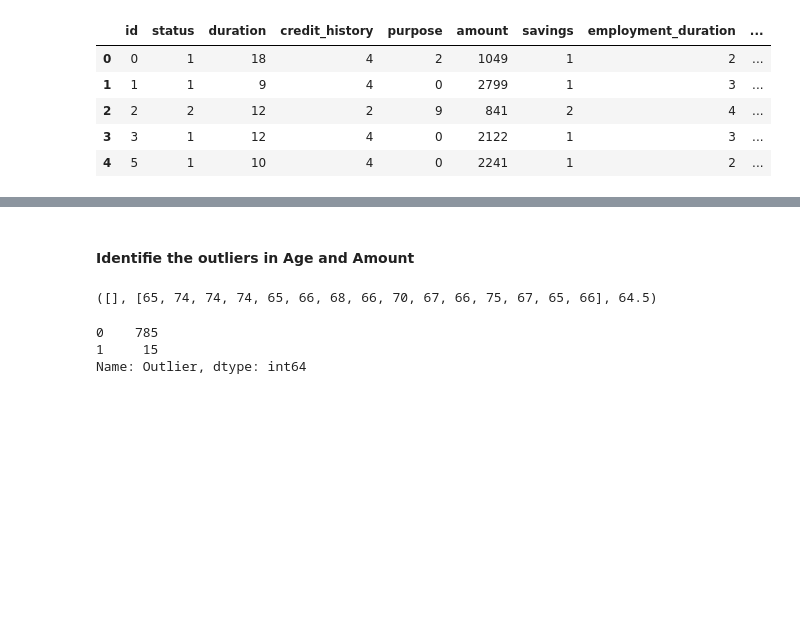
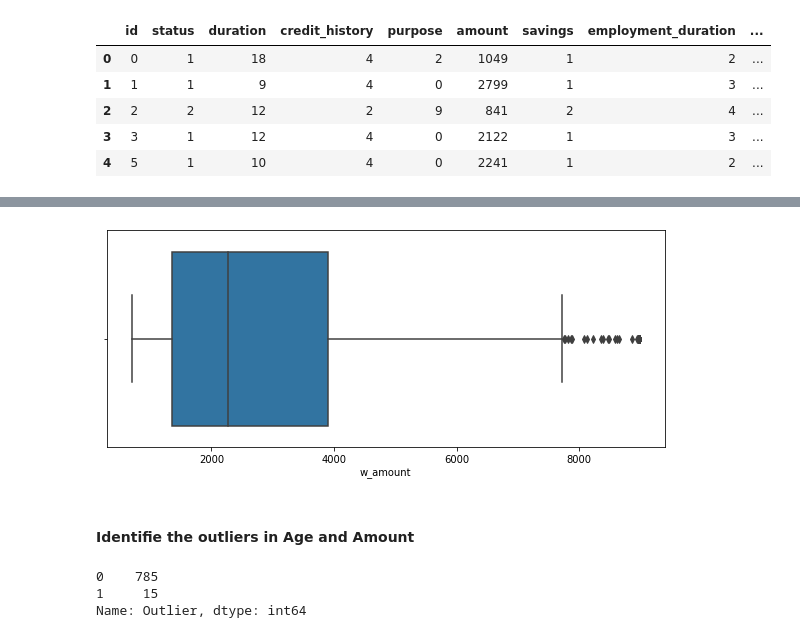
Before and after one commit to jbEmanuel/German_Credit_Risk_Classification, a Jupyter notebook: German_Credit.ipynb, the cells around one changed output, grey strips where cells are left out. Cells and saved outputs as stored; diff of their text form; code cells hidden in the pictures; blank space fills up the shorter version.

```diff
--- a/German_Credit.ipynb
+++ b/German_Credit.ipynb
@@ -115,0 +197,14 @@ box_plot(data['age'])
+# %%
+# applying capping with z score and iqr
+lb, ub, x, z = iqr(df, 'age')
+df['iqr_age'] = capping(df, 'age', x, z)
+# %%
+lb, ub, x, z = z_score(df, 'age')
+df['z_age'] = capping(df, 'age', x, z)
+# %%
+lb, ub, x, z = z_score(df, 'amount')
+df['z_amount'] = capping(df, 'amount', x, z)
+# %%
+# applying capping with z score and iqr
+lb, ub, x, z = iqr(df, 'amount')
+df['iqr_amount'] = capping(df, 'amount', x, z)
@@ -116,2 +214,6 @@ box_plot(data['age'])
+# %%
+box_plot(df,'w_amount')
+# %% [output]
+[figure, added]
 # %% [markdown]
 #### Identifie the outliers in Age and Amount
@@ -144,8 +220,3 @@ def indicies_of_outliers(df):
-# %%
-x, y, z = indicies_of_outliers(data['age'])
-x, y, z
-# %% [output]
-([], [65, 74, 74, 74, 65, 66, 68, 66, 70, 67, 66, 75, 67, 65, 66], 64.5)
 # %%
 df = data.copy()
 #df.loc[df['age'] >= z,'age'] =z
```
Also changed, not shown: parts of 20 cells of this notebook.
